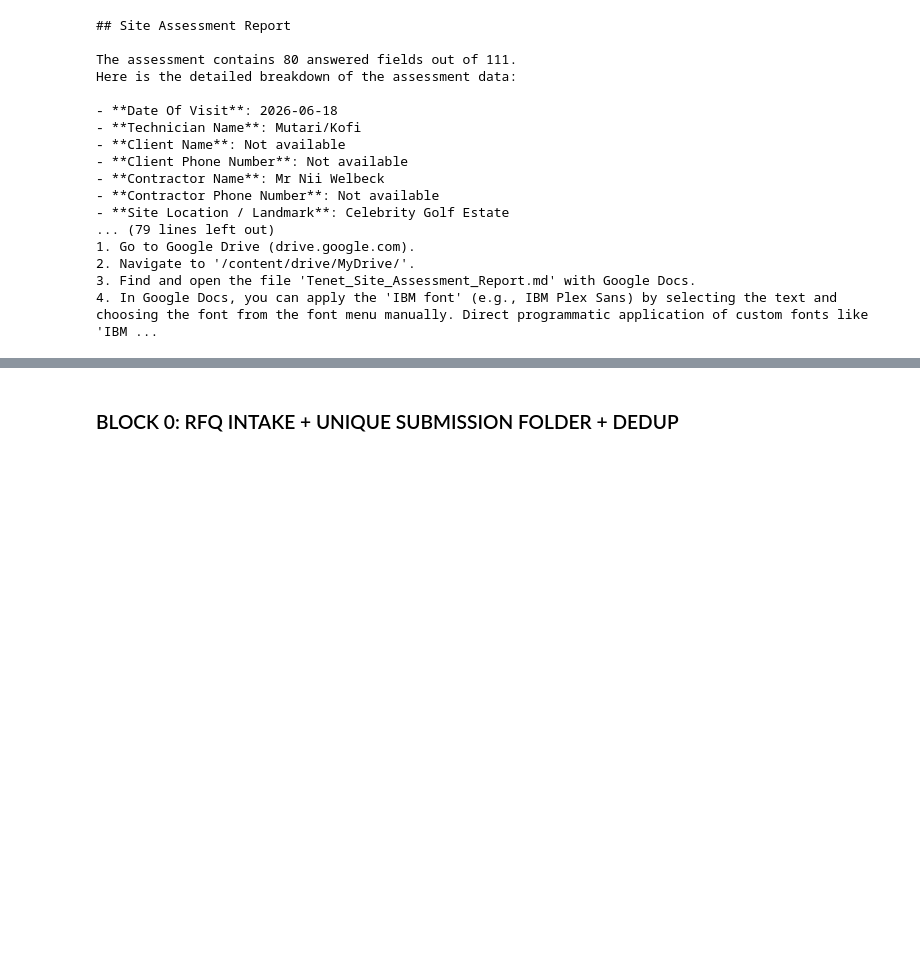
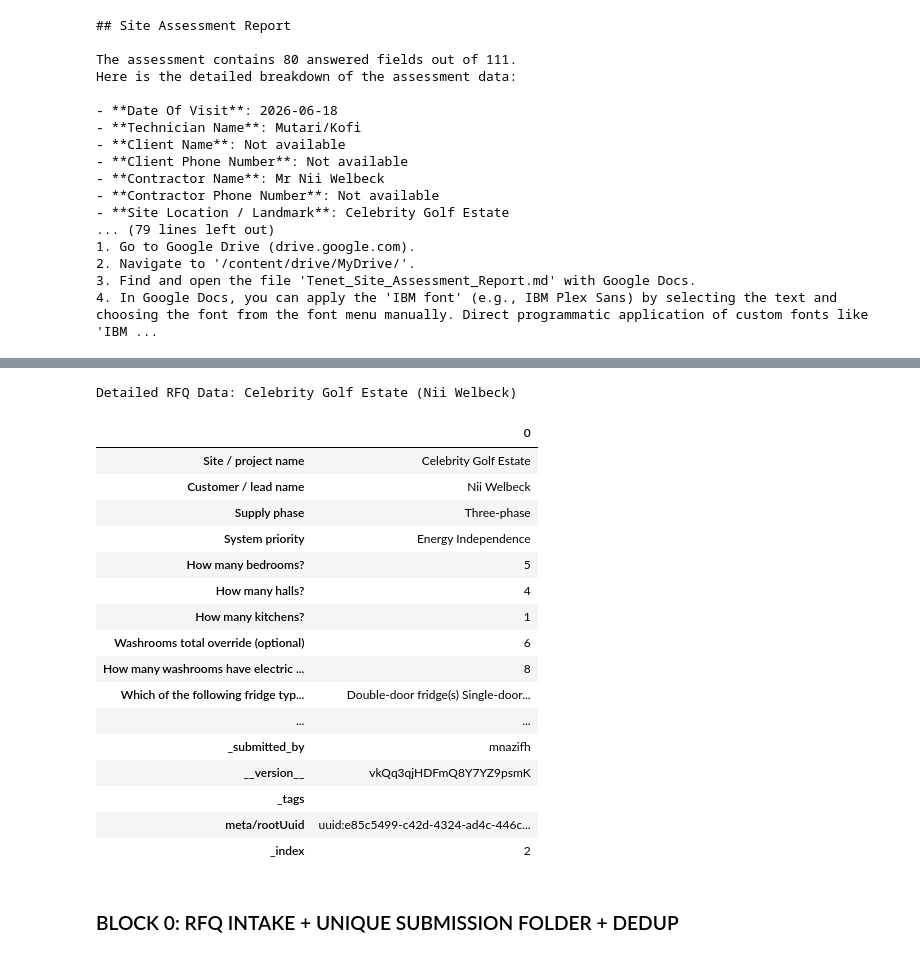
Before and after one commit to hmnaz213/native, a Jupyter notebook: Tenet_RFQ_Intent_Response_T8.ipynb, the cells around one changed output, grey strips where cells are left out. Drawn from its saved outputs; the diff is of its cells as text; code cells hidden in the pictures; blank space fills up the shorter version.

```diff
--- a/Tenet_RFQ_Intent_Response_T8.ipynb
+++ b/Tenet_RFQ_Intent_Response_T8.ipynb
@@ -243,3 +289,33 @@ Here is the detailed breakdown of the assessment data:
+# %%
+import pandas as pd
+
+if 'df_rfqi_ssot' in locals():
+    print("Detailed RFQ Data: Celebrity Golf Estate (Nii Welbeck)")
+    # Transpose for readability of single-row high-column data
+    pd.set_option('display.max_rows', None)
+    display(df_rfqi_ssot.T)
+    pd.reset_option('display.max_rows')
+else:
+    print("DataFrame 'df_rfqi_ssot' not found. Please run the extraction cell first.")
+# %% [output]
+Detailed RFQ Data: Celebrity Golf Estate (Nii Welbeck)
+|  | 0 |
+| Site / project name | Celebrity Golf Estate |
+| Customer / lead name | Nii Welbeck |
+| Supply phase | Three-phase |
+| System priority | Energy Independence |
+| How many bedrooms? | 5 |
+| How many halls? | 4 |
+| How many kitchens? | 1 |
+| Washrooms total override (optional) | 6 |
+| How many washrooms have electric ... | 8 |
+| Which of the following fridge typ... | Double-door fridge(s) Single-door... |
+| ... | ... |
+| _submitted_by | mnazifh |
+| __version__ | vkQq3qjHDFmQ8Y7YZ9psmK |
+| _tags |  |
+| meta/rootUuid | uuid:e85c5499-c42d-4324-ad4c-446c... |
+| _index | 2 |
 # %% [markdown]
 ### BLOCK 0: RFQ INTAKE + UNIQUE SUBMISSION FOLDER + DEDUP
 # %%
```
Also changed, not shown: parts of 11 cells of this notebook.
